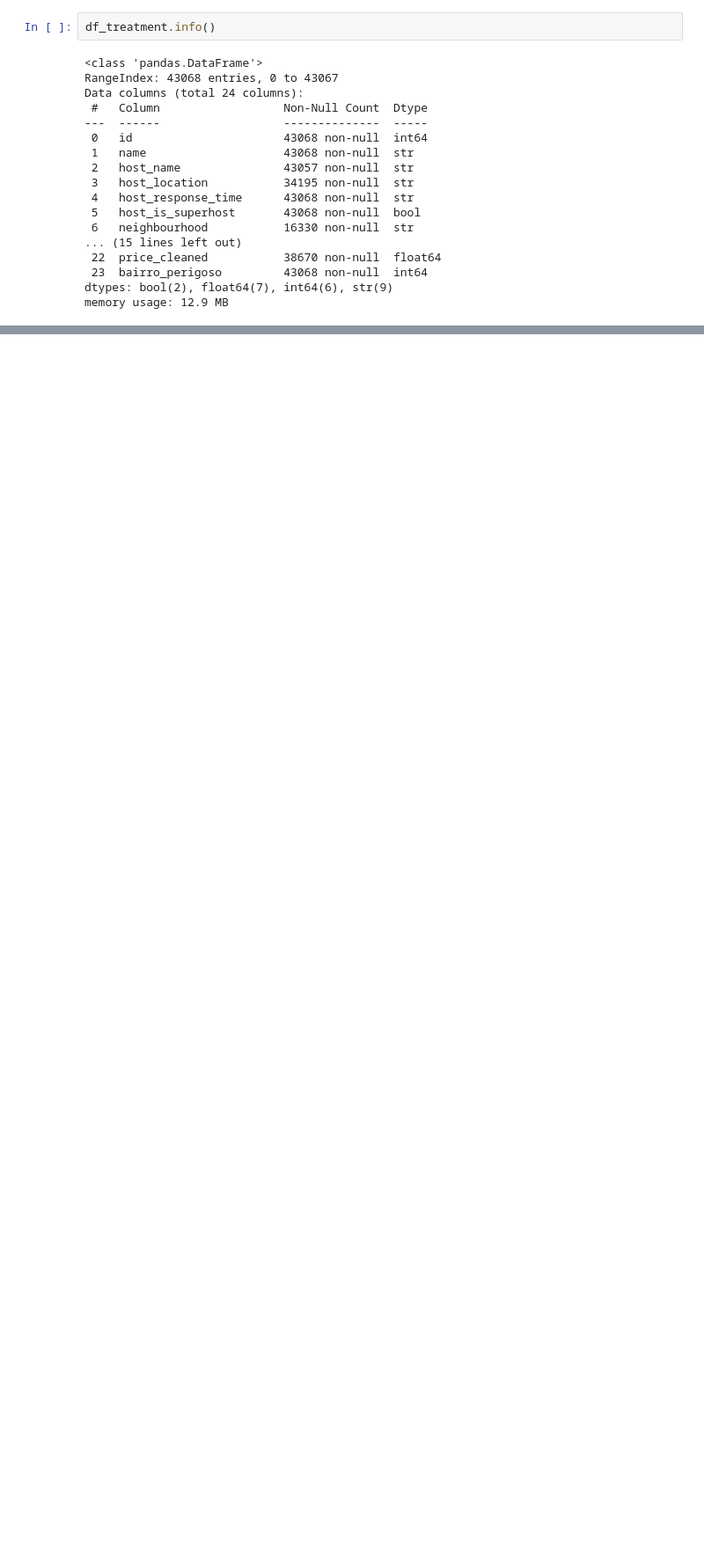
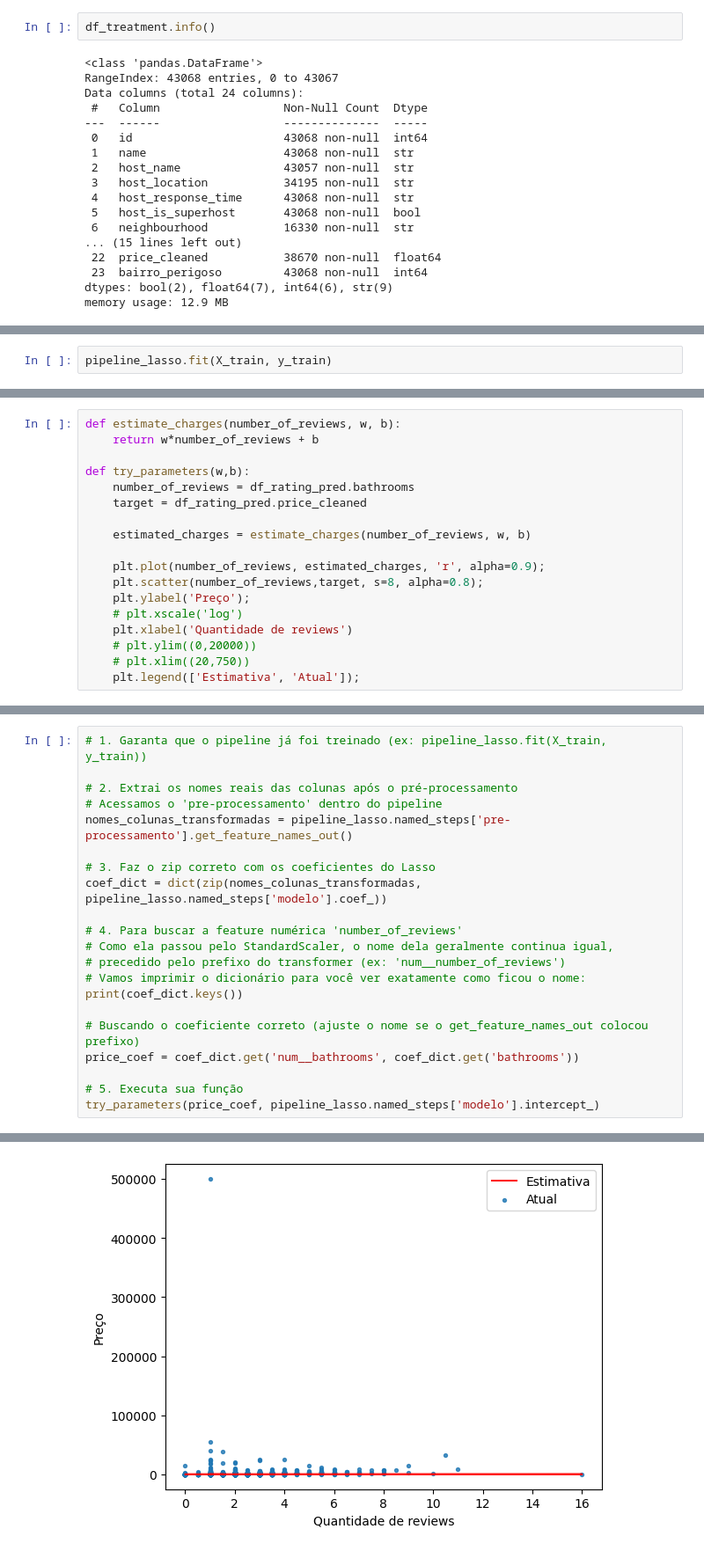
Before and after one commit to AlbertButzke/BrincadeiraComDados, a Jupyter notebook: Airbnb/airbnb.ipynb, the cells around one changed output, grey strips where cells are left out. Shown at 88% size. Drawn from its saved outputs; the diff is of its cells as text; blank space fills up the shorter version.

Commit message:
prevendo preços e avaliações, além de trabalhos a fazer ainda

```diff
--- a/Airbnb/airbnb.ipynb
+++ b/Airbnb/airbnb.ipynb
@@ -202,0 +459,2 @@ memory usage: 12.9 MB
+# %%
+pipeline_lasso.fit(X_train, y_train)
@@ -202,0 +517,18 @@ memory usage: 12.9 MB
+# %%
+def estimate_charges(number_of_reviews, w, b):
+    return w*number_of_reviews + b
+
+def try_parameters(w,b):
+    number_of_reviews = df_rating_pred.bathrooms
+    target = df_rating_pred.price_cleaned
+
+    estimated_charges = estimate_charges(number_of_reviews, w, b)
+
+    plt.plot(number_of_reviews, estimated_charges, 'r', alpha=0.9);
+    plt.scatter(number_of_reviews,target, s=8, alpha=0.8);
+    plt.ylabel('Preço');
+    # plt.xscale('log')
+    plt.xlabel('Quantidade de reviews')
+    # plt.ylim((0,20000))
+    # plt.xlim((20,750))
+    plt.legend(['Estimativa', 'Atual']);
@@ -202,0 +558,22 @@ memory usage: 12.9 MB
+# %%
+# 1. Garanta que o pipeline já foi treinado (ex: pipeline_lasso.fit(X_train, y_train))
+
+# 2. Extrai os nomes reais das colunas após o pré-processamento
+# Acessamos o 'pre-processamento' dentro do pipeline
+nomes_colunas_transformadas = pipeline_lasso.named_steps['pre-processamento'].get_feature_names_out()
+
+# 3. Faz o zip correto com os coeficientes do Lasso
+coef_dict = dict(zip(nomes_colunas_transformadas, pipeline_lasso.named_steps['modelo'].coef_))
+
+# 4. Para buscar a feature numérica 'number_of_reviews'
+# Como ela passou pelo StandardScaler, o nome dela geralmente continua igual,
+# precedido pelo prefixo do transformer (ex: 'num__number_of_reviews')
+# Vamos imprimir o dicionário para você ver exatamente como ficou o nome:
+print(coef_dict.keys())
+
+# Buscando o coeficiente correto (ajuste o nome se o get_feature_names_out colocou prefixo)
+price_coef = coef_dict.get('num__bathrooms', coef_dict.get('bathrooms'))
+
+# 5. Executa sua função
+try_parameters(price_coef, pipeline_lasso.named_steps['modelo'].intercept_)
+# %% [output]
@@ -202,0 +581 @@ memory usage: 12.9 MB
+[figure, added]
```
Also changed, not shown: parts of 61 cells of this notebook.
